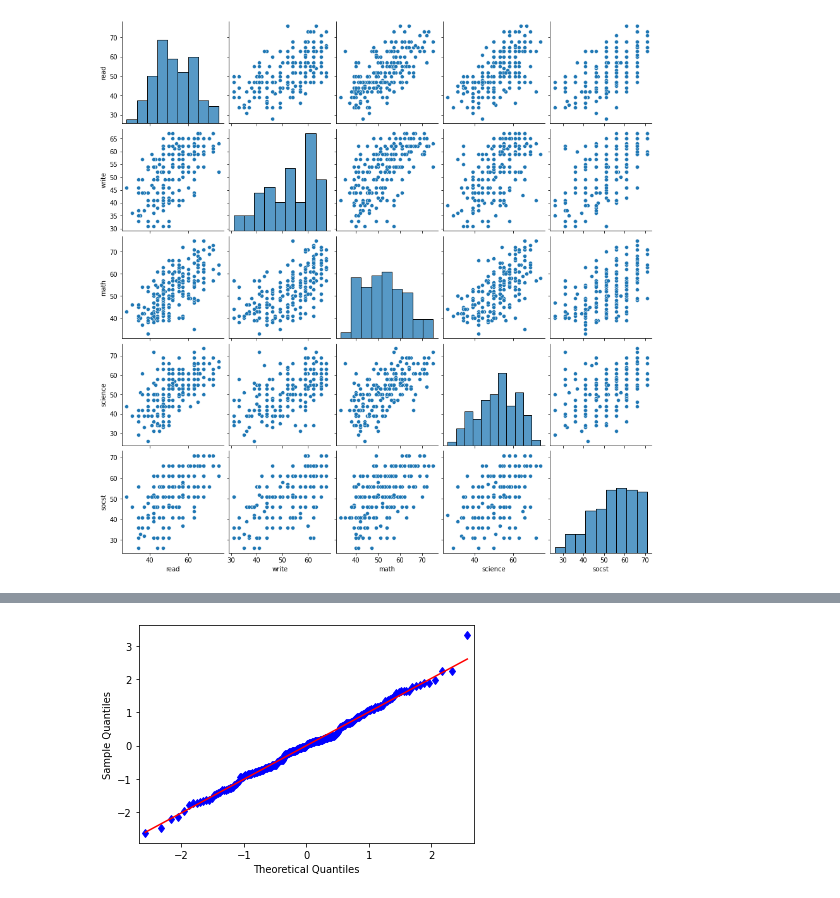
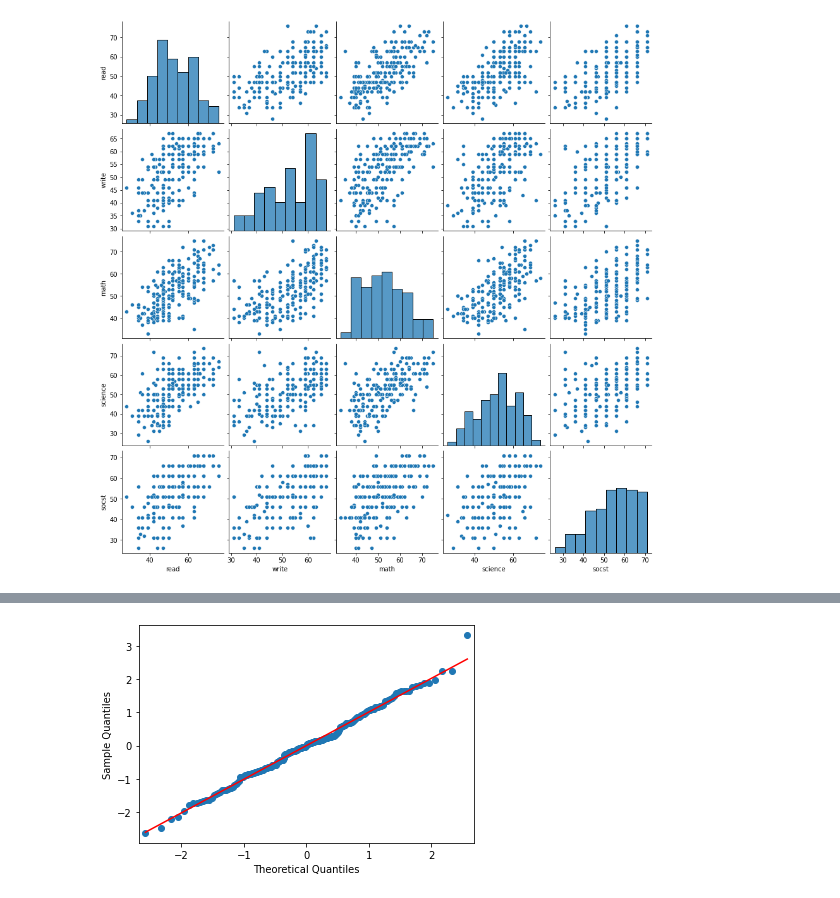
Before and after one commit to data-june-yoon/book, a Jupyter notebook: Python/ch15_Python_regression.ipynb, the cells around one changed output, grey strips where cells are left out. Drawn from its saved outputs; the diff is of its cells as text; code cells hidden in the pictures.

```diff
--- a/Python/ch15_Python_regression.ipynb
+++ b/Python/ch15_Python_regression.ipynb
@@ -257,5 +241,5 @@ array([-0.86786824,  0.90681291,  1.58934015, -0.05743064, -0.23487122,
 # %%
-sm.qqplot(standardized_residuals, line='q', marker='d')
+sm.qqplot(standardized_residuals, line='q')
 plt.show()
 # %% [output]
-[figure, old version]
+[figure, new version]
```
Also changed, not shown: parts of 7 cells of this notebook.
